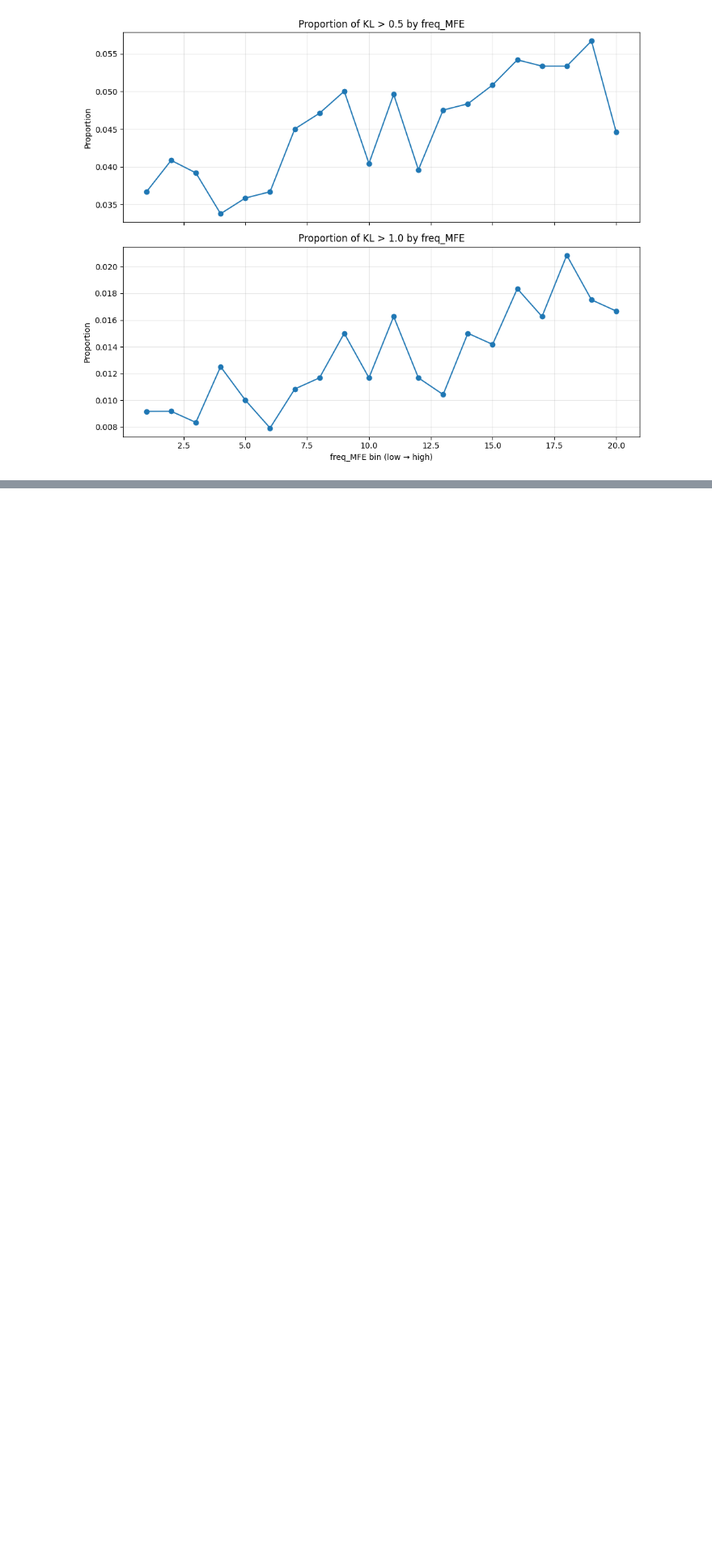
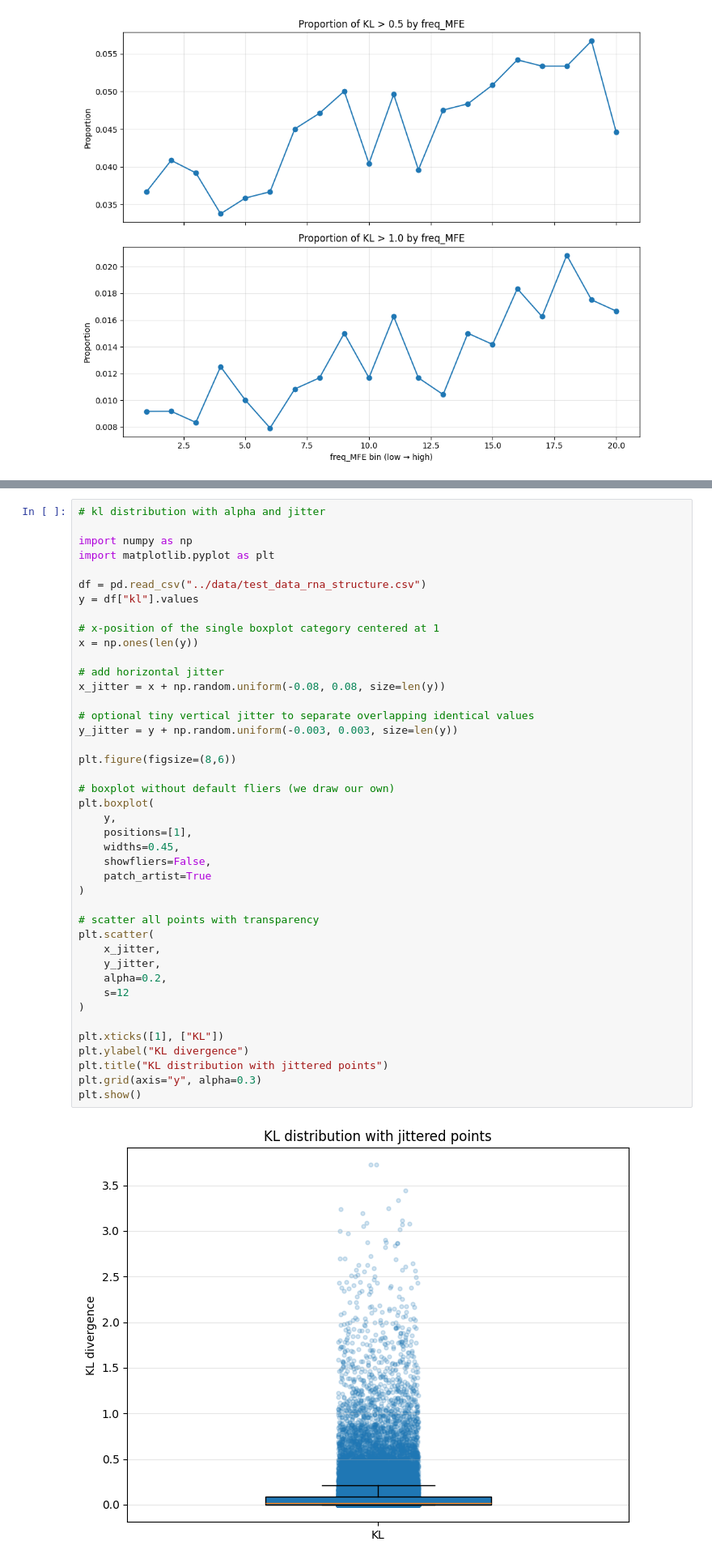
Before and after one commit to log2718/interpretable-splicing-model-torch, a Jupyter notebook: performance/inspect_features.ipynb, the cells around one changed output, grey strips where cells are left out. Shown at 81% size. Saved outputs shown, nothing was run; the diff lists cells and outputs as text; blank space fills up the shorter version.

```diff
--- a/performance/inspect_features.ipynb
+++ b/performance/inspect_features.ipynb
@@ -556,0 +645,44 @@ plt.show()
+# %%
+# kl distribution with alpha and jitter
+
+import numpy as np
+import matplotlib.pyplot as plt
+
+df = pd.read_csv("../data/test_data_rna_structure.csv")
+y = df["kl"].values
+
+# x-position of the single boxplot category centered at 1
+x = np.ones(len(y))
+
+# add horizontal jitter
+x_jitter = x + np.random.uniform(-0.08, 0.08, size=len(y))
+
+# optional tiny vertical jitter to separate overlapping identical values
+y_jitter = y + np.random.uniform(-0.003, 0.003, size=len(y))
+
+plt.figure(figsize=(8,6))
+
+# boxplot without default fliers (we draw our own)
+plt.boxplot(
+    y,
+    positions=[1],
+    widths=0.45,
+    showfliers=False,
+    patch_artist=True
+)
+
+# scatter all points with transparency
+plt.scatter(
+    x_jitter,
+    y_jitter,
+    alpha=0.2,
+    s=12
+)
+
+plt.xticks([1], ["KL"])
+plt.ylabel("KL divergence")
+plt.title("KL distribution with jittered points")
+plt.grid(axis="y", alpha=0.3)
+plt.show()
+# %% [output]
+[figure, added]
```
Also changed, not shown: parts of 2 cells of this notebook, 3 other files.
